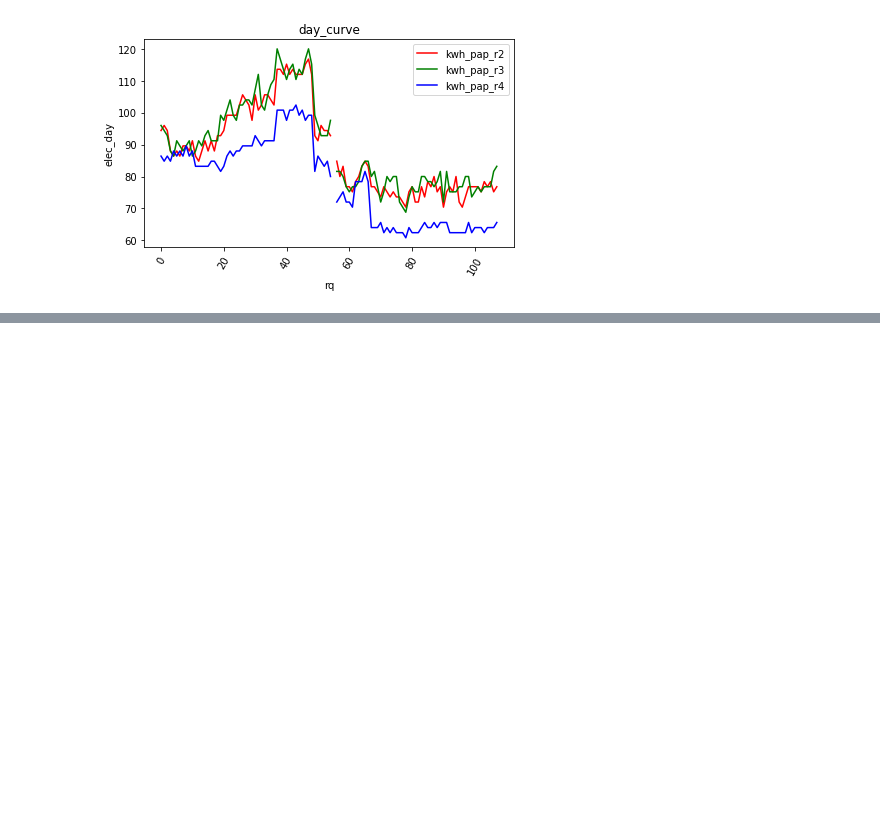
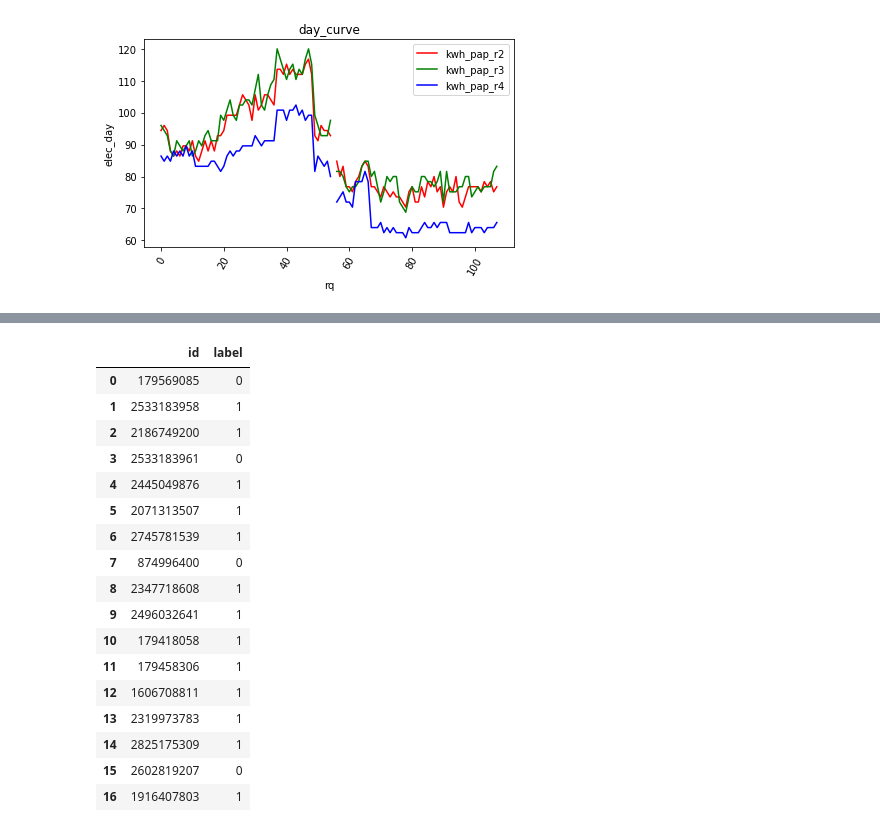
Before and after one commit to ZongXR/DCIC2022-Mining-Detection, a Jupyter notebook: notebooks/check_curve.ipynb, the cells around one changed output, grey strips where cells are left out. Saved outputs shown, nothing was run; the diff lists cells and outputs as text; code cells hidden in the pictures; blank space fills up the shorter version.

```diff
--- a/notebooks/check_curve.ipynb
+++ b/notebooks/check_curve.ipynb
@@ -153,5 +153,27 @@ submit
 | 14800 | 1916407803 | 1 |
 | 15056 | 2759317616 | 1 |
 | 15331 | 2825175309 | 1 |
+# %%
+known_lst = pd.read_csv("../data/known.csv")
+known_lst
+# %% [output]
+|  | id | label |
+| 0 | 179569085 | 0 |
+| 1 | 2533183958 | 1 |
+| 2 | 2186749200 | 1 |
+| 3 | 2533183961 | 0 |
+| 4 | 2445049876 | 1 |
+| 5 | 2071313507 | 1 |
+| 6 | 2745781539 | 1 |
+| 7 | 874996400 | 0 |
+| 8 | 2347718608 | 1 |
+| 9 | 2496032641 | 1 |
+| 10 | 179418058 | 1 |
+| 11 | 179458306 | 1 |
+| 12 | 1606708811 | 1 |
+| 13 | 2319973783 | 1 |
+| 14 | 2825175309 | 1 |
+| 15 | 2602819207 | 0 |
+| 16 | 1916407803 | 1 |
 # %%
 for i in range(submit.shape[0]):
```
Also changed, not shown: parts of 2 cells of this notebook, 3 other files.
